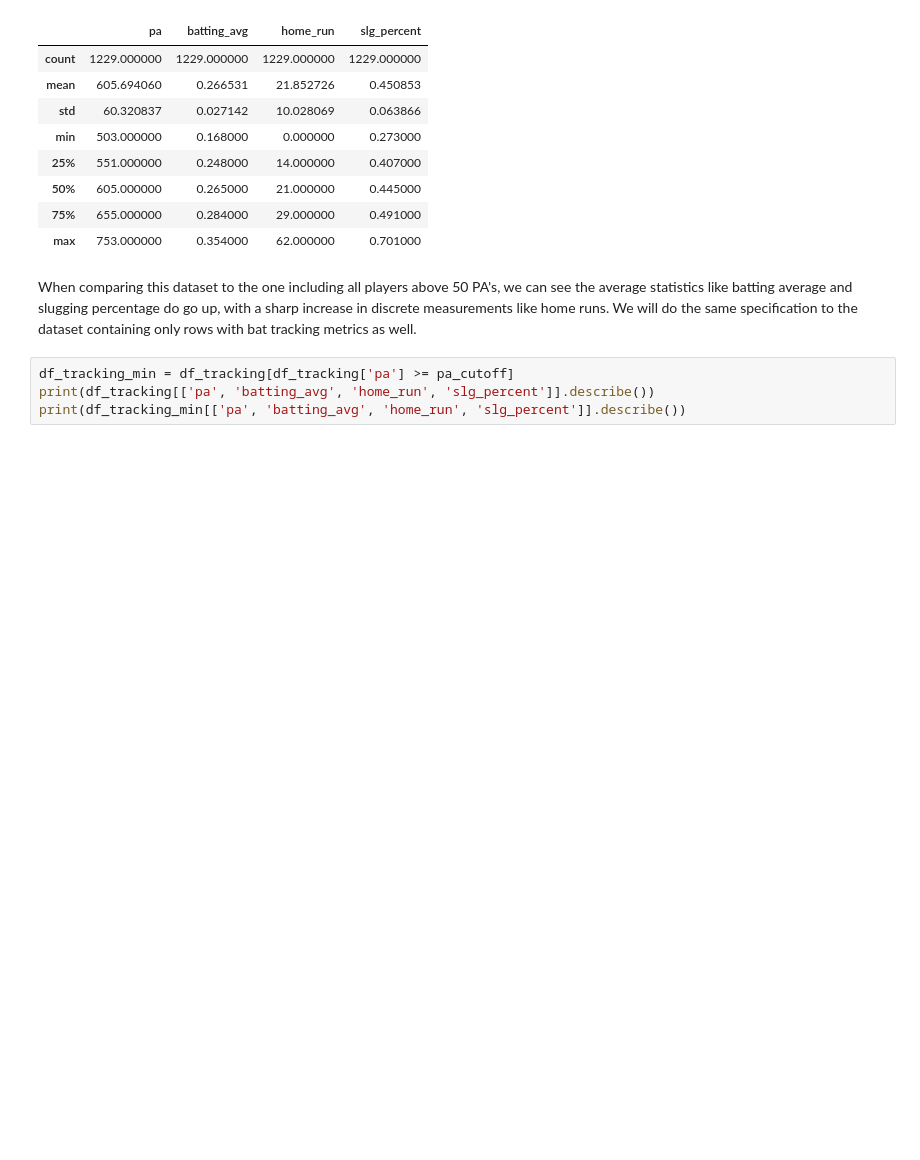
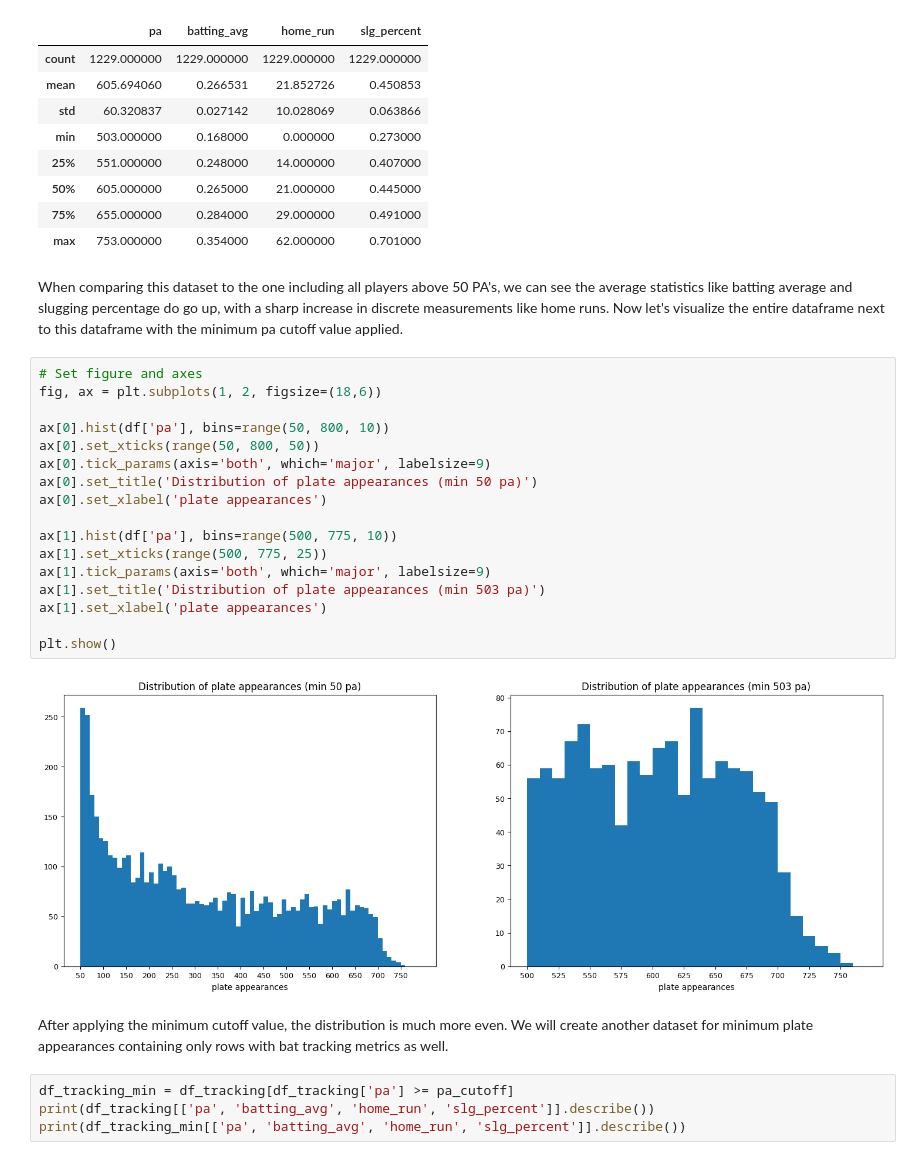
Before and after one commit to RyRom/da-proj, a Jupyter notebook: ml_demo.ipynb, the cells around one changed output. Cells and saved outputs as stored; diff of their text form; blank space fills up the shorter version.

```diff
--- a/ml_demo.ipynb
+++ b/ml_demo.ipynb
@@ -149,7 +160,28 @@ df_min[['pa', 'batting_avg', 'home_run', 'slg_percent']].describe()
 | 75% | 655.000000 | 0.284000 | 29.000000 | 0.491000 |
 | max | 753.000000 | 0.354000 | 62.000000 | 0.701000 |
 # %% [markdown]
-When comparing this dataset to the one including all players above 50 PA's, we can see the average statistics like batting average and slugging percentage do go up, with a sharp increase in discrete measurements like home runs. We will do the same specification to the dataset containing only rows with bat tracking metrics as well.
+When comparing this dataset to the one including all players above 50 PA's, we can see the average statistics like batting average and slugging percentage do go up, with a sharp increase in discrete measurements like home runs. Now let's visualize the entire dataframe next to this dataframe with the minimum pa cutoff value applied.
+# %%
+# Set figure and axes
+fig, ax = plt.subplots(1, 2, figsize=(18,6))
+
+ax[0].hist(df['pa'], bins=range(50, 800, 10))
+ax[0].set_xticks(range(50, 800, 50))
+ax[0].tick_params(axis='both', which='major', labelsize=9)
+ax[0].set_title('Distribution of plate appearances (min 50 pa)')
+ax[0].set_xlabel('plate appearances')
+
+ax[1].hist(df['pa'], bins=range(500, 775, 10))
+ax[1].set_xticks(range(500, 775, 25))
+ax[1].tick_params(axis='both', which='major', labelsize=9)
+ax[1].set_title('Distribution of plate appearances (min 503 pa)')
+ax[1].set_xlabel('plate appearances')
+
+plt.show()
+# %% [output]
+[figure, added]
+# %% [markdown]
+After applying the minimum cutoff value, the distribution is much more even. We will create another dataset for minimum plate appearances containing only rows with bat tracking metrics as well.
 # %%
 df_tracking_min = df_tracking[df_tracking['pa'] >= pa_cutoff]
 print(df_tracking[['pa', 'batting_avg', 'home_run', 'slg_percent']].describe())
```
Also changed, not shown: parts of 4 cells of this notebook.
